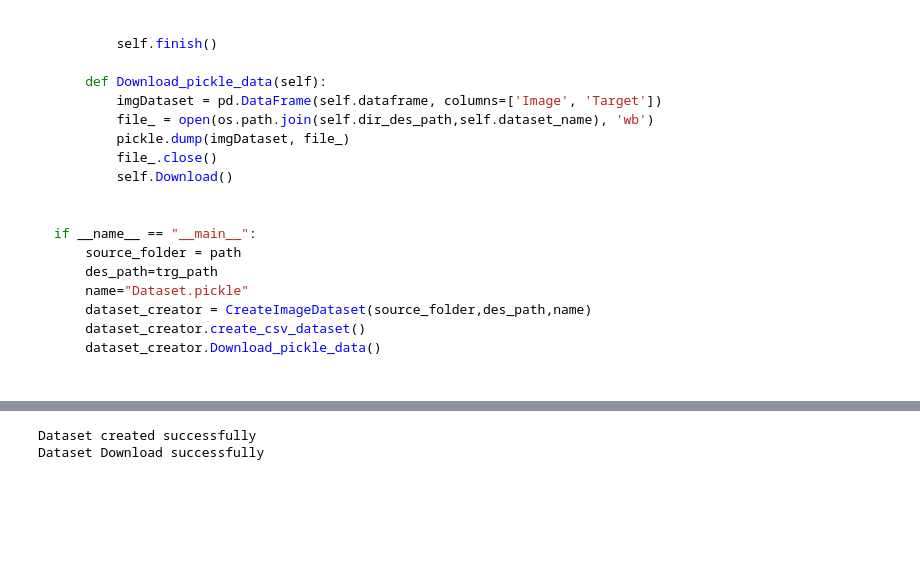
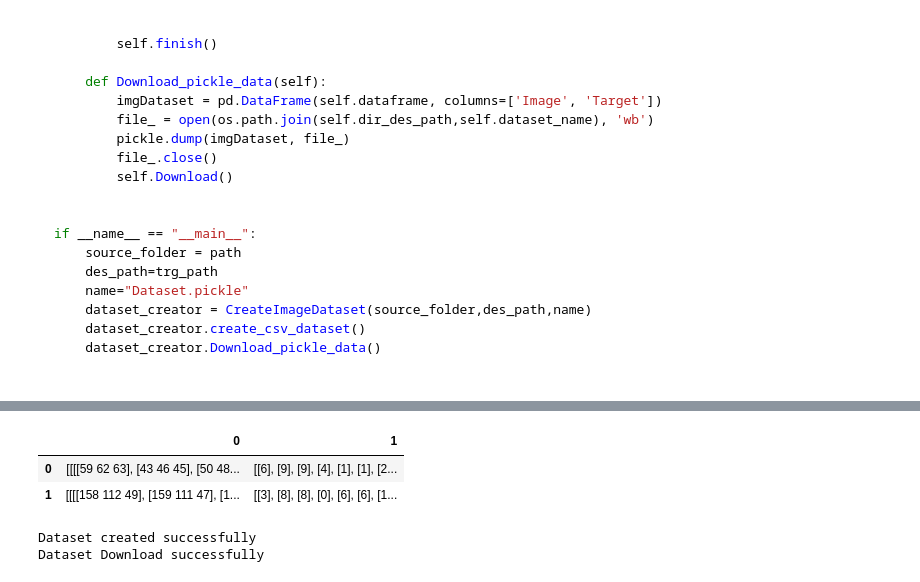
Before and after one commit to abin0001/Anveshion_project, a Jupyter notebook: Medical_plant_Classification.ipynb, the cells around one changed output, grey strips where cells are left out. Drawn from its saved outputs; the diff is of its cells as text; code cells hidden in the pictures; blank space fills up the shorter version.

```diff
--- a/Medical_plant_Classification.ipynb
+++ b/Medical_plant_Classification.ipynb
@@ -77 +86,7 @@ if __name__ == "__main__":
+# %%
+df.head()
+# %% [output]
+|  | 0 | 1 |
+| 0 | [[[[59 62 63], [43 46 45], [50 48... | [[6], [9], [9], [4], [1], [1], [2... |
+| 1 | [[[[158 112 49], [159 111 47], [1... | [[3], [8], [8], [0], [6], [6], [1... |
 # %%
```
Also changed, not shown: parts of 23 cells of this notebook.
